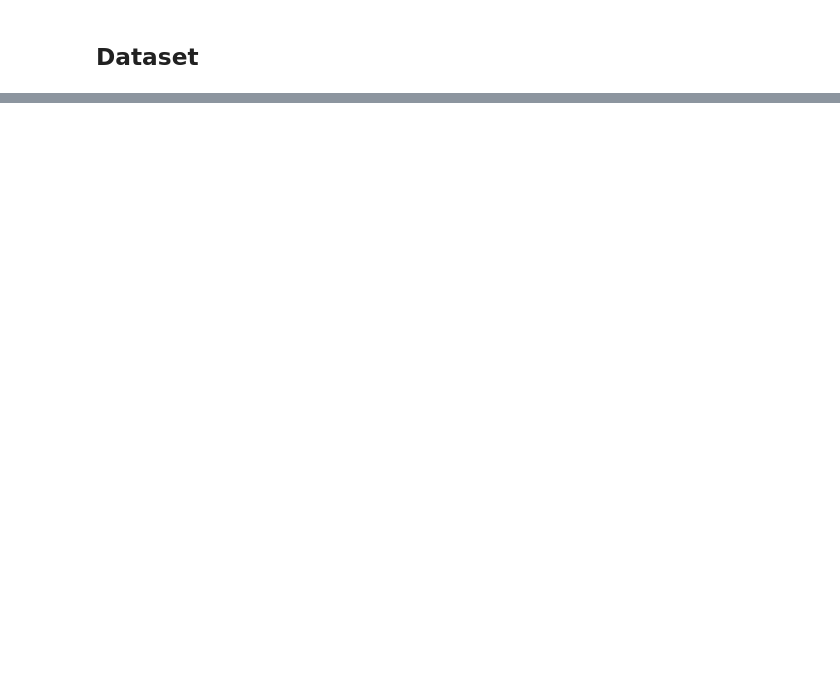
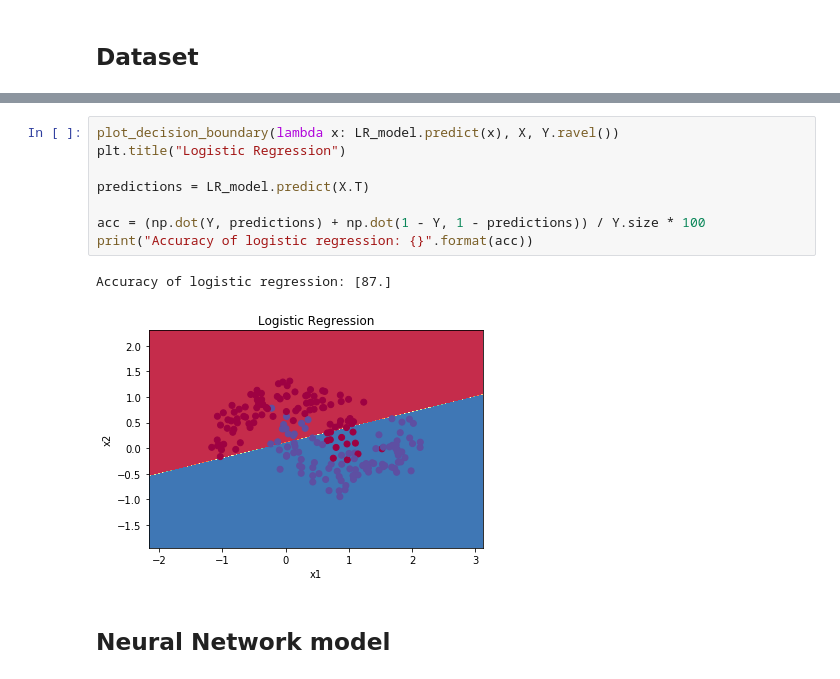
Before and after one commit to elirex/ml-practices, a Jupyter notebook: neural_netowrks_and_deep_learning/one_hidden_layer_neural_network.ipynb, the cells around one changed output, grey strips where cells are left out. Saved outputs shown, nothing was run; the diff lists cells and outputs as text; blank space fills up the shorter version.

```diff
--- a/neural_netowrks_and_deep_learning/one_hidden_layer_neural_network.ipynb
+++ b/neural_netowrks_and_deep_learning/one_hidden_layer_neural_network.ipynb
@@ -22,0 +67,13 @@ ValueError: 'c' argument has 1 elements, which is not acceptable for use with 'x
+# %%
+plot_decision_boundary(lambda x: LR_model.predict(x), X, Y.ravel())
+plt.title("Logistic Regression")
+
+predictions = LR_model.predict(X.T)
+
+acc = (np.dot(Y, predictions) + np.dot(1 - Y, 1 - predictions)) / Y.size * 100
+print("Accuracy of logistic regression: {}".format(acc))
+# %% [output]
+Accuracy of logistic regression: [87.]
+[figure, added]
+# %% [markdown]
+## Neural Network model
```
Also changed, not shown: parts of 7 cells of this notebook, 1 other file.
